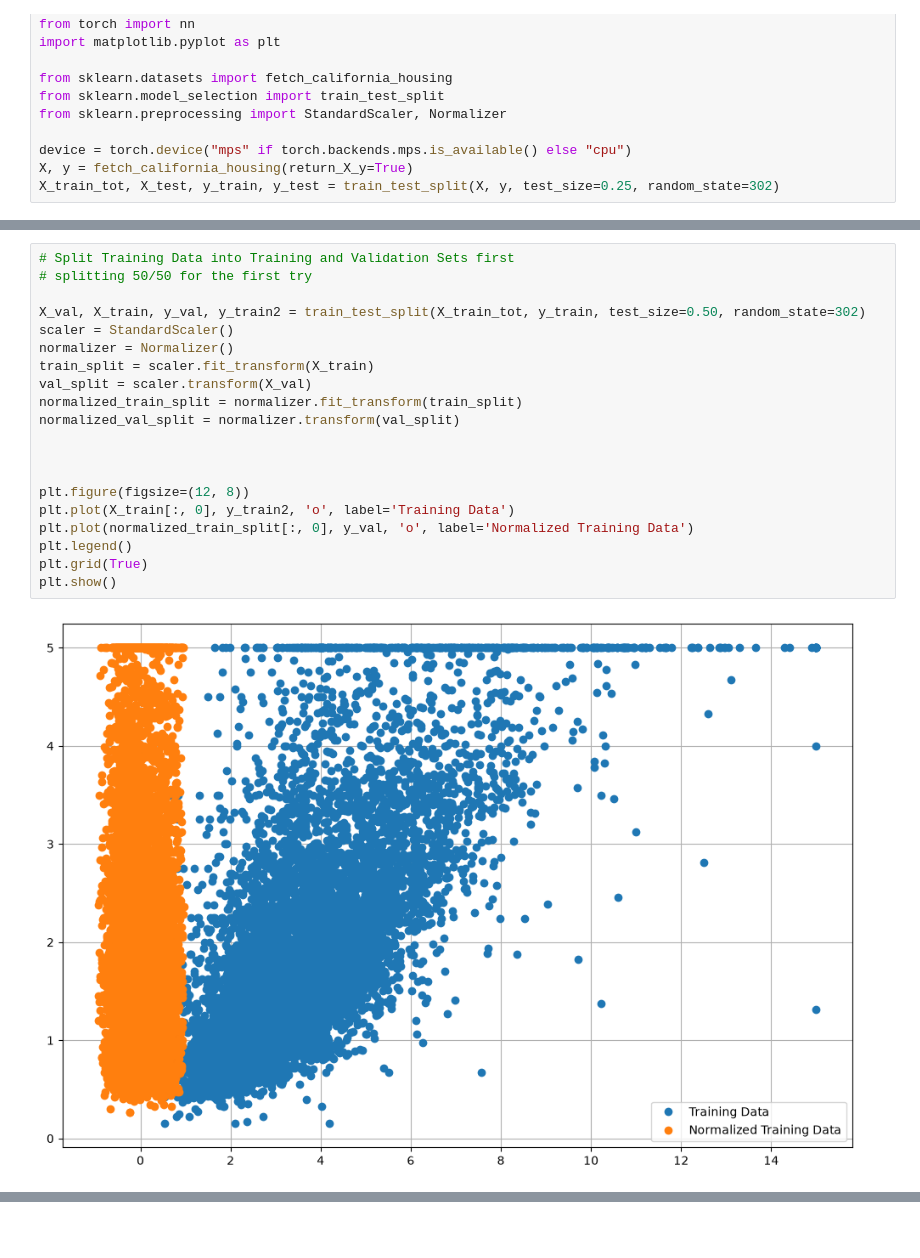
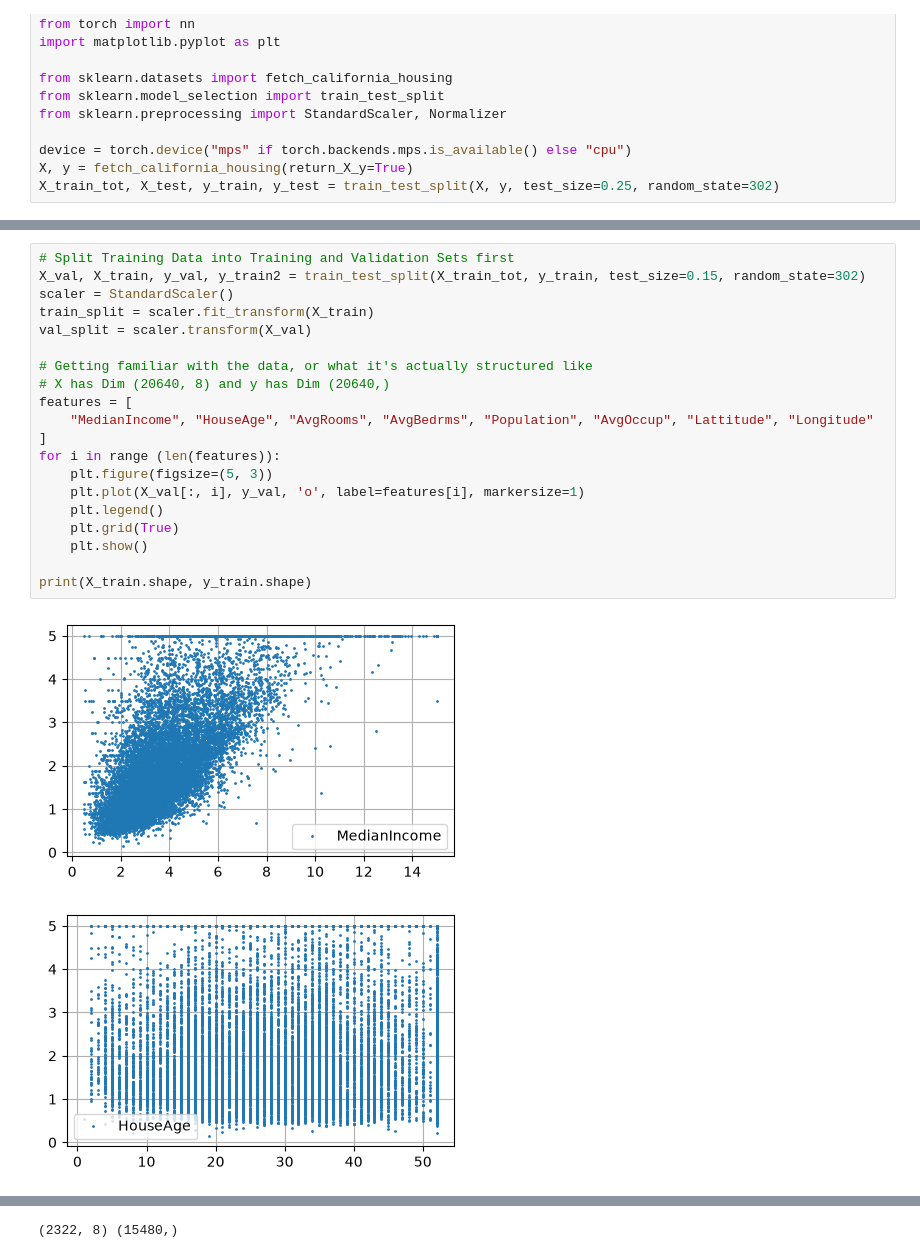
Before and after one commit to OverAmpJinx/NeuralPlayground, a Jupyter notebook: DL-Assignments/assigmnent1.ipynb, the cells around one changed output, grey strips where cells are left out. Drawn from its saved outputs; the diff is of its cells as text; blank space fills up the shorter version.

```diff
--- a/DL-Assignments/assigmnent1.ipynb
+++ b/DL-Assignments/assigmnent1.ipynb
@@ -19,22 +26,23 @@ X_train_tot, X_test, y_train, y_test = train_test_split(X, y, test_size=0.25, ra
 # %%
 # Split Training Data into Training and Validation Sets first
-# splitting 50/50 for the first try
-
-X_val, X_train, y_val, y_train2 = train_test_split(X_train_tot, y_train, test_size=0.50, random_state=302)
+X_val, X_train, y_val, y_train2 = train_test_split(X_train_tot, y_train, test_size=0.15, random_state=302)
 scaler = StandardScaler()
-normalizer = Normalizer()
 train_split = scaler.fit_transform(X_train)
 val_split = scaler.transform(X_val)
-normalized_train_split = normalizer.fit_transform(train_split)
-normalized_val_split = normalizer.transform(val_split)
 
+# Getting familiar with the data, or what it's actually structured like
+# X has Dim (20640, 8) and y has Dim (20640,)
+features = [
+    "MedianIncome", "HouseAge", "AvgRooms", "AvgBedrms", "Population", "AvgOccup", "Lattitude", "Longitude"
+]
+for i in range (len(features)):
+    plt.figure(figsize=(5, 3))
+    plt.plot(X_val[:, i], y_val, 'o', label=features[i], markersize=1)
+    plt.legend()
+    plt.grid(True)
+    plt.show()
 
-
-plt.figure(figsize=(12, 8))
-plt.plot(X_train[:, 0], y_train2, 'o', label='Training Data')
-plt.plot(normalized_train_split[:, 0], y_val, 'o', label='Normalized Training Data')
-plt.legend()
-plt.grid(True)
-plt.show()
+print(X_train.shape, y_train.shape)
 # %% [output]
-[figure, old version]
+[figure, new version]
+[figure, added]
@@ -40,0 +55 @@ plt.show()
+(2322, 8) (15480,)
```
Also changed, not shown: parts of 2 cells of this notebook.
